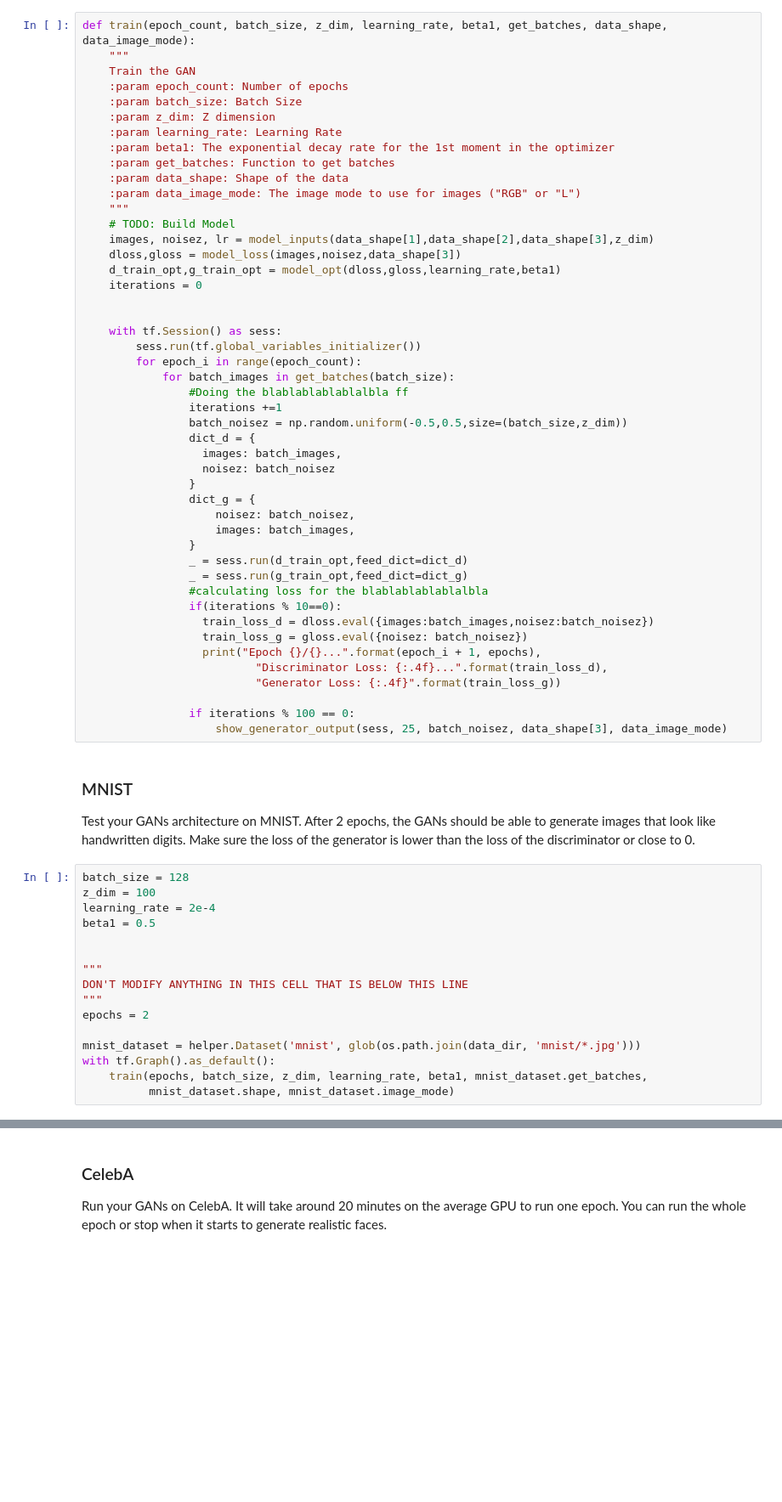
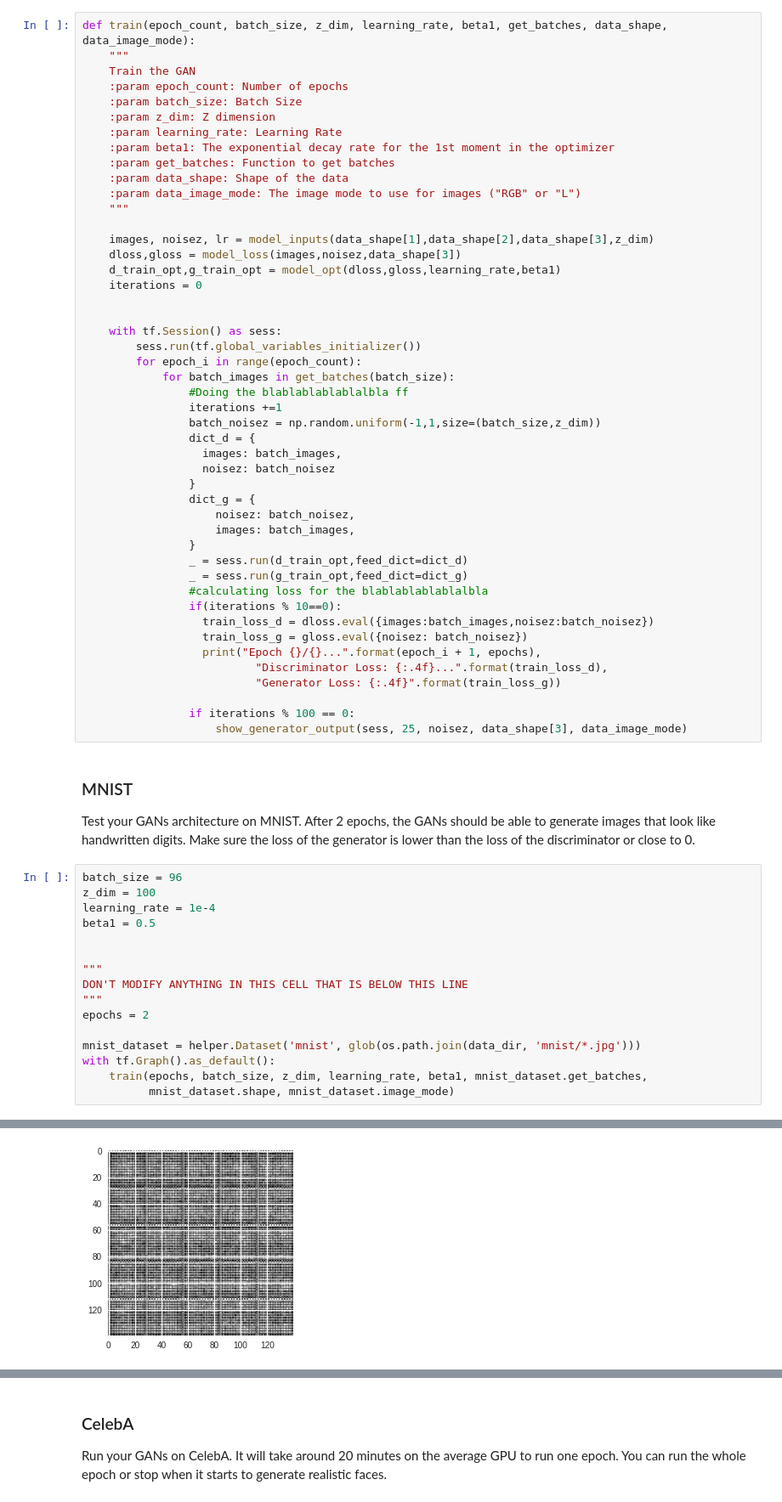
Before and after one commit to rafaelszp/dlnd_face_generation, a Jupyter notebook: dlnd_face_generation.ipynb, the cells around one changed output, grey strips where cells are left out. Shown at 85% size. Saved outputs shown, nothing was run; the diff lists cells and outputs as text; blank space fills up the shorter version.

```diff
--- a/dlnd_face_generation.ipynb
+++ b/dlnd_face_generation.ipynb
@@ -365,7 +365,7 @@ def train(epoch_count, batch_size, z_dim, learning_rate, beta1, get_batches, dat
     :param data_shape: Shape of the data
     :param data_image_mode: The image mode to use for images ("RGB" or "L")
     """
-    # TODO: Build Model
+
     images, noisez, lr = model_inputs(data_shape[1],data_shape[2],data_shape[3],z_dim)
     dloss,gloss = model_loss(images,noisez,data_shape[3])
     d_train_opt,g_train_opt = model_opt(dloss,gloss,learning_rate,beta1)
@@ -378,7 +378,7 @@ def train(epoch_count, batch_size, z_dim, learning_rate, beta1, get_batches, dat
             for batch_images in get_batches(batch_size):
                 #Doing the blablablablablalbla ff
                 iterations +=1
-                batch_noisez = np.random.uniform(-0.5,0.5,size=(batch_size,z_dim))
+                batch_noisez = np.random.uniform(-1,1,size=(batch_size,z_dim))
                 dict_d = {
                   images: batch_images,
                   noisez: batch_noisez
@@ -398,14 +398,14 @@ def train(epoch_count, batch_size, z_dim, learning_rate, beta1, get_batches, dat
                           "Generator Loss: {:.4f}".format(train_loss_g))
 
                 if iterations % 100 == 0:
-                    show_generator_output(sess, 25, batch_noisez, data_shape[3], data_image_mode)
+                    show_generator_output(sess, 25, noisez, data_shape[3], data_image_mode)
 # %% [markdown]
 ### MNIST
 Test your GANs architecture on MNIST.  After 2 epochs, the GANs should be able to generate images that look like handwritten digits.  Make sure the loss of the generator is lower than the loss of the discriminator or close to 0.
 # %%
-batch_size = 128
+batch_size = 96
 z_dim = 100
-learning_rate = 2e-4
+learning_rate = 1e-4
 beta1 = 0.5
 
 
@@ -431,0 +432 @@ Epoch 1/2... Discriminator Loss: 0.3856... Generator Loss: 3.4292
+[figure, added]
```
Also changed, not shown: parts of 2 cells of this notebook.
